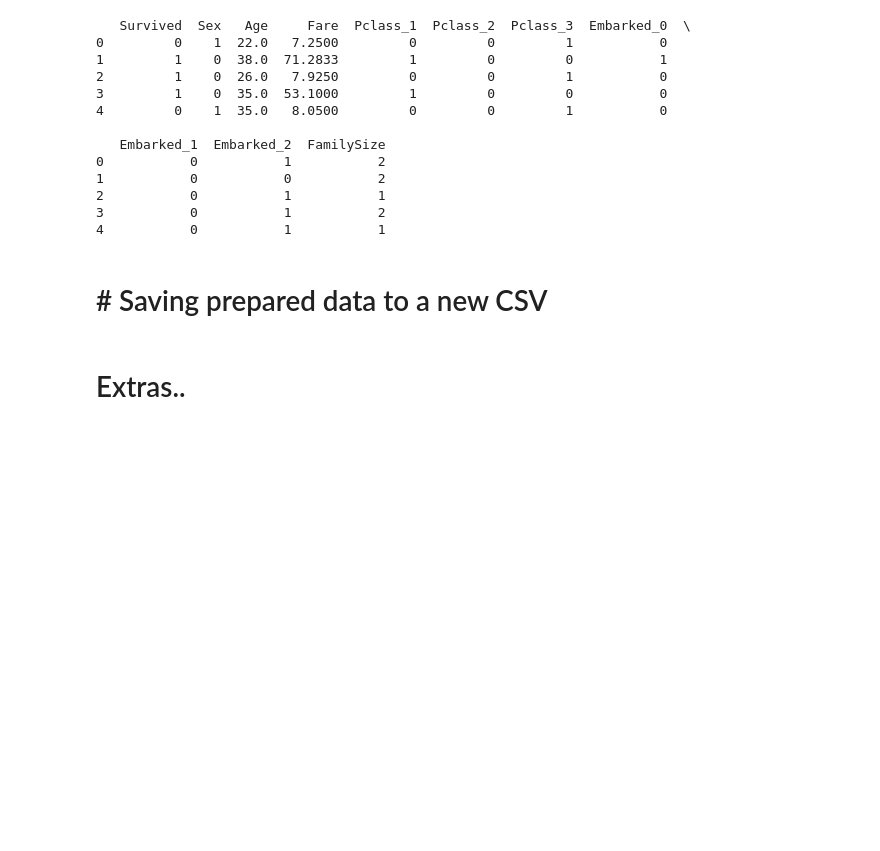
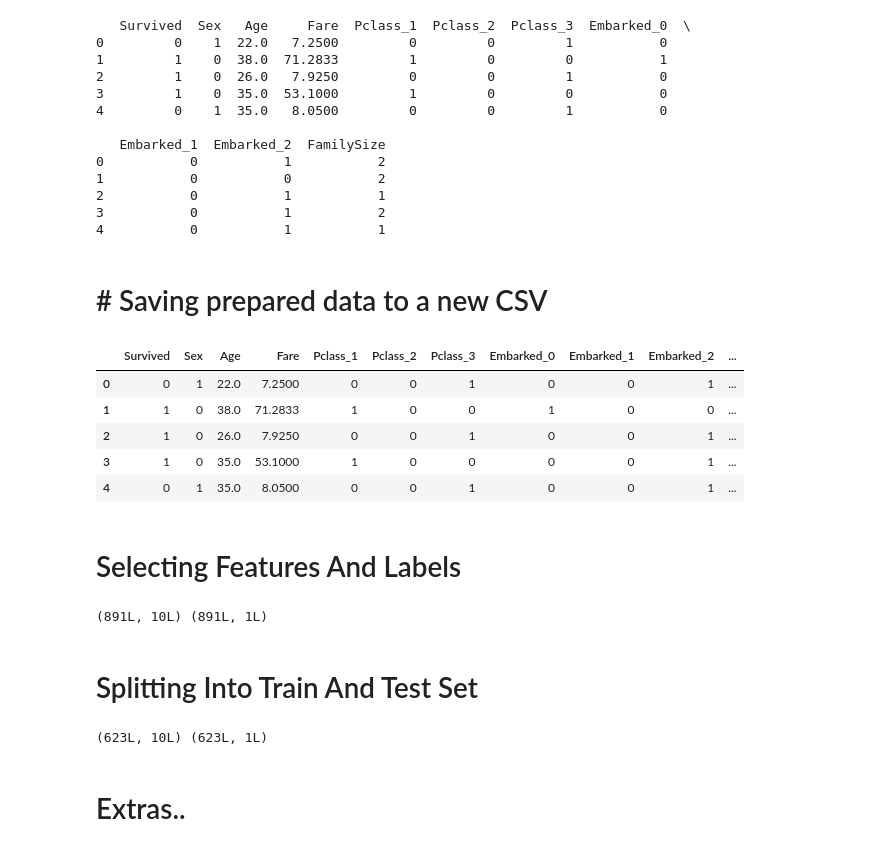
Before and after one commit to Gurjeetkaur31/Titanic_Survival, a Jupyter notebook: Titanic_Survival.ipynb, the cells around one changed output. Drawn from its saved outputs; the diff is of its cells as text; code cells hidden in the pictures; blank space fills up the shorter version.

Commit message:
Feature Extraction And Selection

```diff
--- a/Titanic_Survival.ipynb
+++ b/Titanic_Survival.ipynb
@@ -757,6 +757,32 @@ print df.head()
 # #  Saving prepared data to a new CSV
 # %%
 df.to_csv('titanic_prepared_data.csv', index=False)
+# %%
+df = pd.read_csv('titanic_prepared_data.csv')
+df.head()
+# %% [output]
+|  | Survived | Sex | Age | Fare | Pclass_1 | Pclass_2 | Pclass_3 | Embarked_0 | Embarked_1 | Embarked_2 | ... |
+| 0 | 0 | 1 | 22.0 | 7.2500 | 0 | 0 | 1 | 0 | 0 | 1 | ... |
+| 1 | 1 | 0 | 38.0 | 71.2833 | 1 | 0 | 0 | 1 | 0 | 0 | ... |
+| 2 | 1 | 0 | 26.0 | 7.9250 | 0 | 0 | 1 | 0 | 0 | 1 | ... |
+| 3 | 1 | 0 | 35.0 | 53.1000 | 1 | 0 | 0 | 0 | 0 | 1 | ... |
+| 4 | 0 | 1 | 35.0 | 8.0500 | 0 | 0 | 1 | 0 | 0 | 1 | ... |
+# %% [markdown]
+# Selecting Features And Labels
+# %%
+X = df.iloc[:, 1:].values
+y = df.iloc[:, 0:1].values
+print X.shape, y.shape
+# %% [output]
+(891L, 10L) (891L, 1L)
+# %% [markdown]
+# Splitting Into Train And Test Set
+# %%
+from sklearn.model_selection import train_test_split
+X_train, X_test, y_train, y_test = train_test_split(X, y, test_size = 0.3, random_state = 0)
+print X_train.shape, y_train.shape
+# %% [output]
+(623L, 10L) (623L, 1L)
 # %% [markdown]
 # Extras..
 # %%
```
Also changed, not shown: parts of 3 cells of this notebook.
